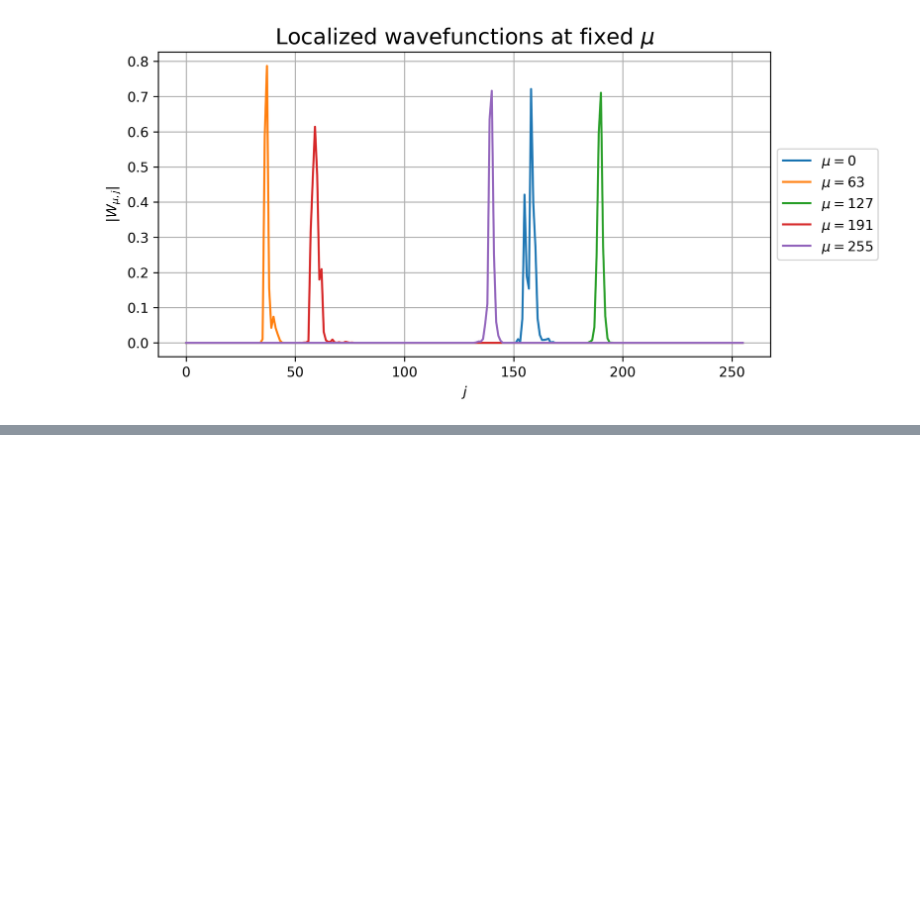
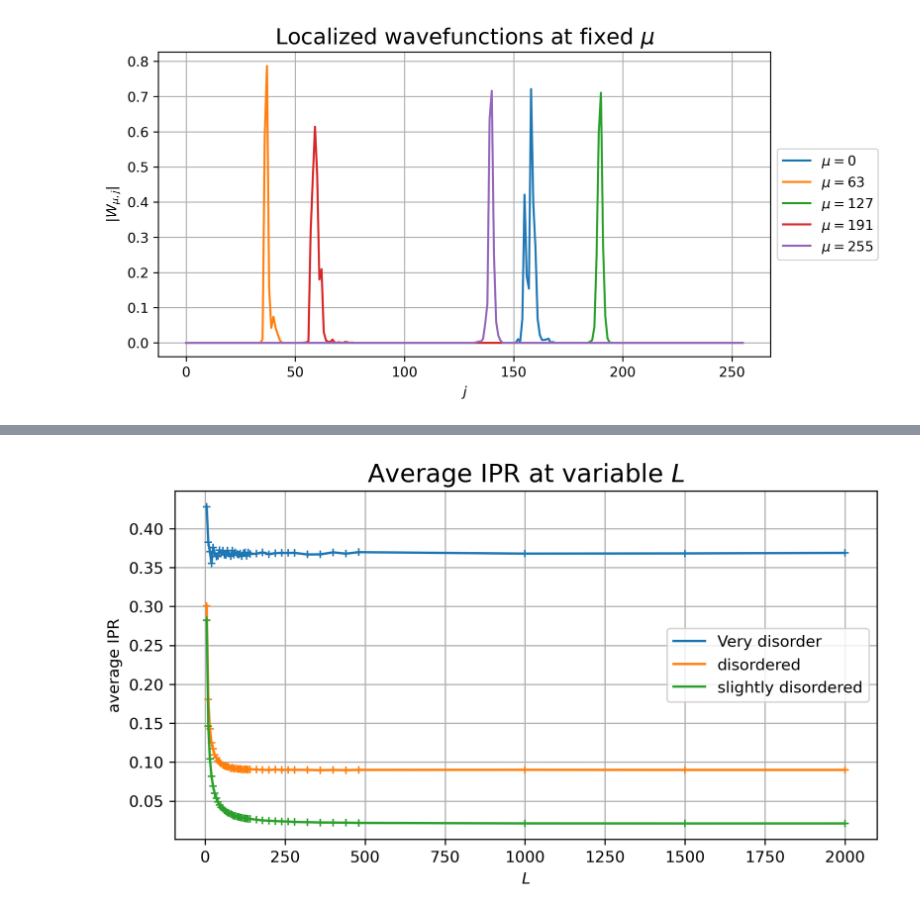
Before and after one commit to RiccardoAndreoni/QIC_HO, a Jupyter notebook: Assignments.ipynb, the cells around one changed output, grey strips where cells are left out. Cells and saved outputs as stored; diff of their text form; code cells hidden in the pictures; blank space fills up the shorter version.

```diff
--- a/Assignments.ipynb
+++ b/Assignments.ipynb
@@ -384,0 +576,26 @@ plt.show()
+# %%
+# Plot
+fig = plt.figure(figsize=(8, 4), dpi=300)
+ax = fig.add_subplot(1, 1, 1)
+ax.set_title(r"Average IPR at variable $L$", fontsize=16)
+plt.xlabel(r"$L$")
+plt.ylabel(r"average IPR")
+
+# 0, 1
+plt.plot(Ls, avIPR0, "-", linewidth=1.5, color="C0", label="Very disorder")
+plt.plot(Ls, avIPR0, "+", markersize=5, color="C0")
+
+# 0.5, 0.5
+plt.plot(Ls, avIPR2, "-", linewidth=1.5, color="C1", label="disordered")
+plt.plot(Ls, avIPR2, "+", markersize=5, color="C1")
+
+# 0.8, 0.2
+plt.plot(Ls, avIPR1, "-", linewidth=1.5, color="C2", label="slightly disordered")
+plt.plot(Ls, avIPR1, "+", markersize=5, color="C2")
+
+plt.grid()
+plt.legend()
+
+plt.show()
+# %% [output]
+[figure, added]
```
Also changed, not shown: parts of 11 cells of this notebook, 3 other files.
